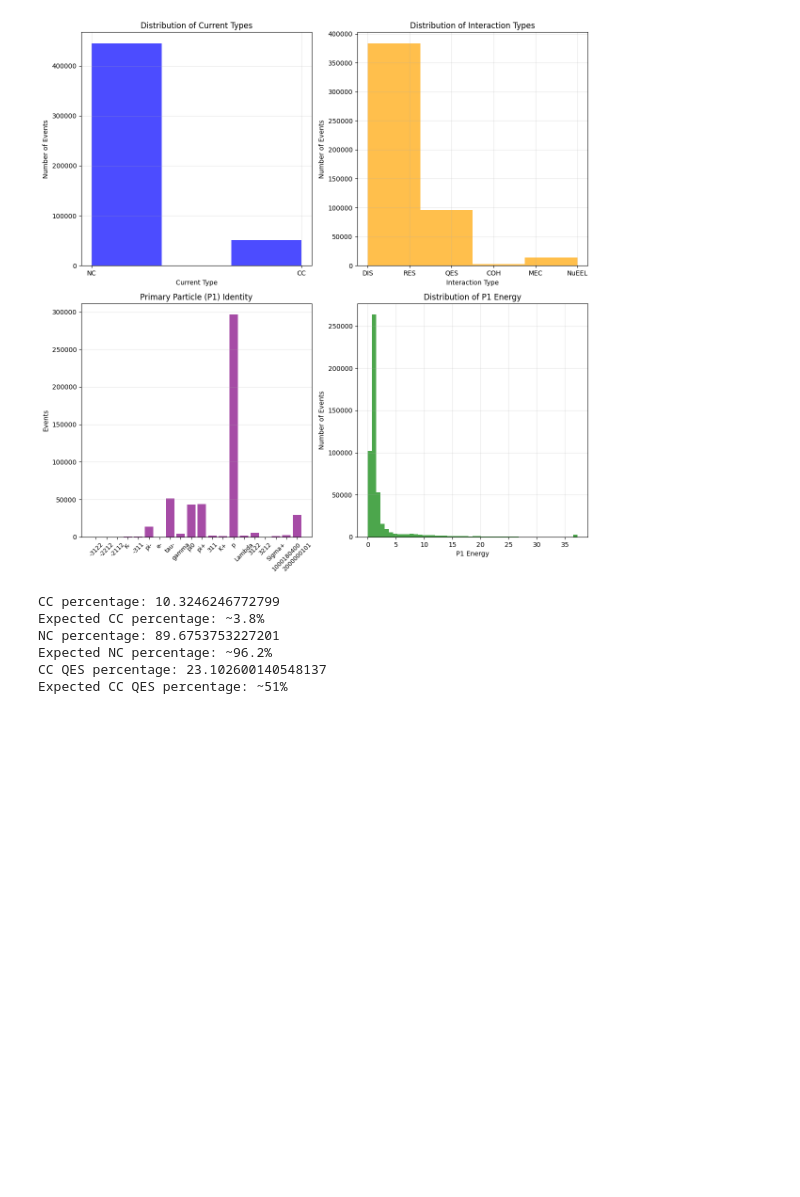
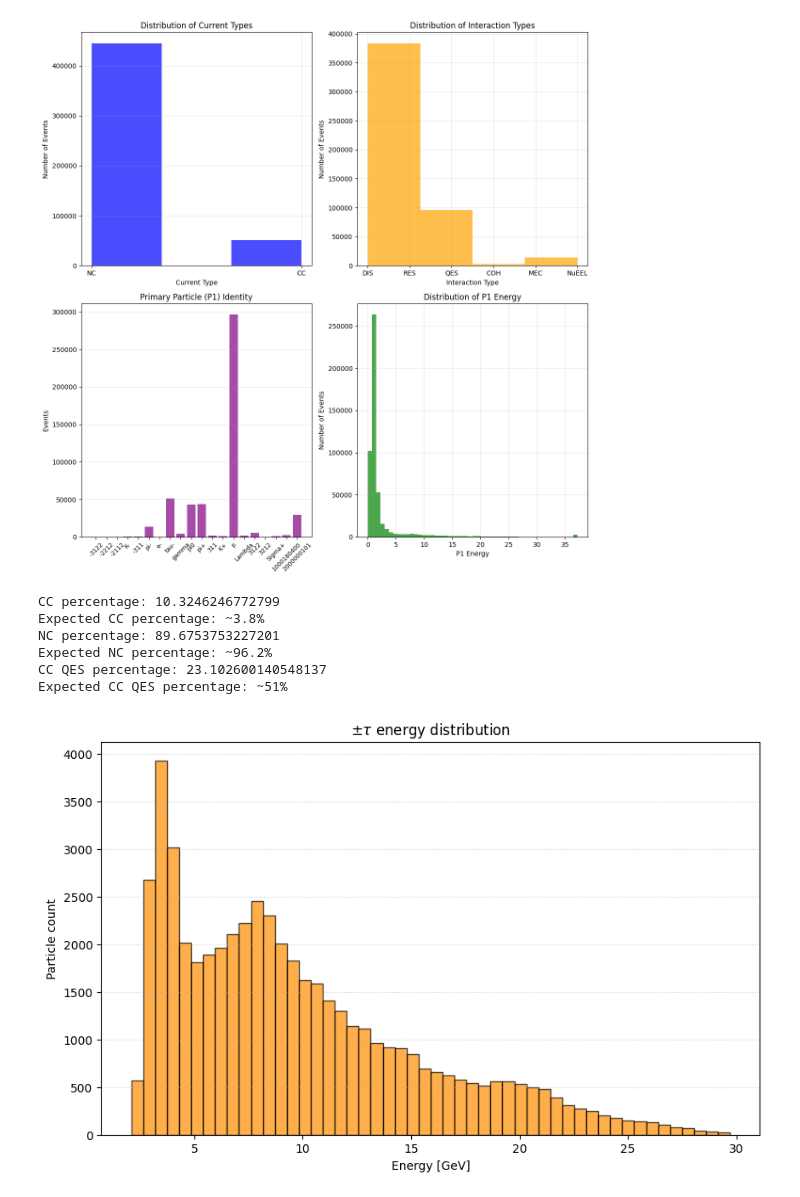
Before and after one commit to PasiekaFUW/Masters_Thesis, a Jupyter notebook: Lab/analysis/GJNuTau.ipynb, the cells around one changed output. Saved outputs shown, nothing was run; the diff lists cells and outputs as text; code cells hidden in the pictures; blank space fills up the shorter version.

```diff
--- a/Lab/analysis/GJNuTau.ipynb
+++ b/Lab/analysis/GJNuTau.ipynb
@@ -61,6 +61,7 @@ df = pd.read_csv(output_path)
 # %%
-pf.visualize_kg(df)
-pf.logger_kg(df)
+df_all_stable = pd.read_csv(output_path_all_stable)
+pf.visualize_kg(df_all_stable)
+pf.logger_kg(df_all_stable)
 # %% [output]
 [figure]
 CC percentage: 10.3246246772799
@@ -69,3 +70,7 @@ NC percentage: 89.6753753227201
 Expected NC percentage: ~96.2%
 CC QES percentage: 23.102600140548137
 Expected CC QES percentage: ~51%
+# %%
+pf.plot_tau_energy(df_all_stable)
+# %% [output]
+[figure, added]
```
Also changed, not shown: parts of 6 cells of this notebook, 5 other files.
